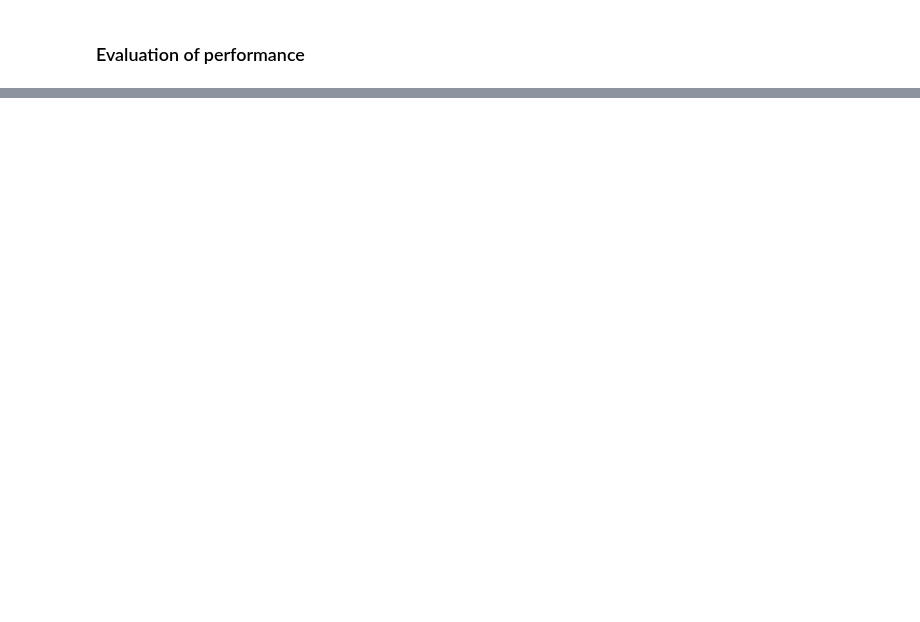
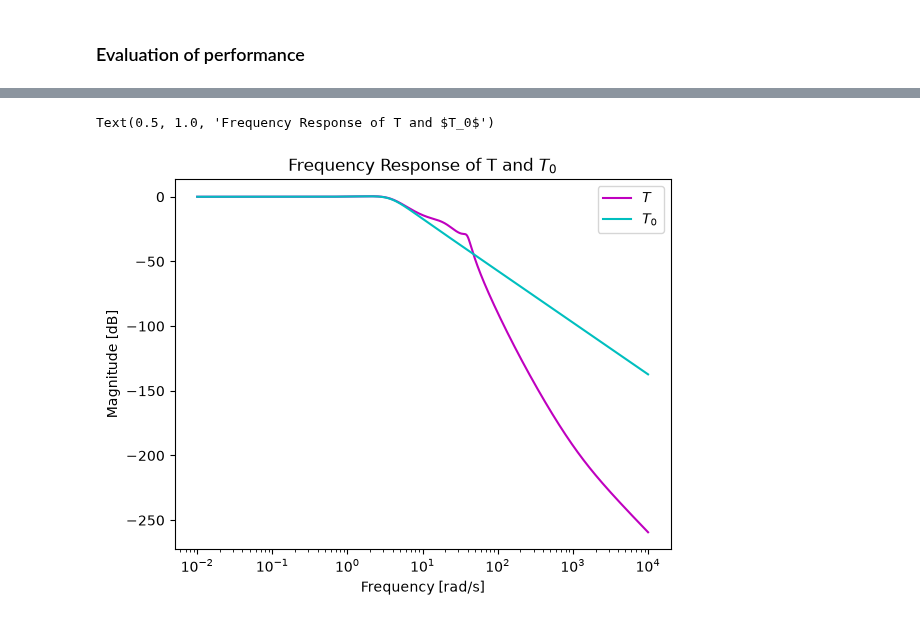
Before and after one commit to giannibi/rpc-scripts, a Jupyter notebook: examples/Part4/05 Hinfinity_ModelMatch.ipynb, the cells around one changed output, grey strips where cells are left out. Saved outputs shown, nothing was run; the diff lists cells and outputs as text; code cells hidden in the pictures; blank space fills up the shorter version.

```diff
--- a/examples/Part4/05 Hinfinity_ModelMatch.ipynb
+++ b/examples/Part4/05 Hinfinity_ModelMatch.ipynb
@@ -267,0 +260,15 @@ plt.show()
+# %%
+
+# Frequency response comparison between T and T0
+m1, p1, _ = T.frequency_response(omega)
+m2, p2, _ = T_0.frequency_response(omega)
+
+plt.semilogx(omega, 20 * np.log10(m1), 'm', label=r'$T$')
+plt.semilogx(omega, 20 * np.log10(m2), 'c', label=r'$T_0$')
+plt.ylabel('Magnitude [dB]')
+plt.xlabel('Frequency [rad/s]')
+plt.legend()
+plt.title(r'Frequency Response of T and $T_0$')
+# %% [output]
+Text(0.5, 1.0, 'Frequency Response of T and $T_0$')
+[figure, added]
```
Also changed, not shown: parts of 17 cells of this notebook, 3 other files.
